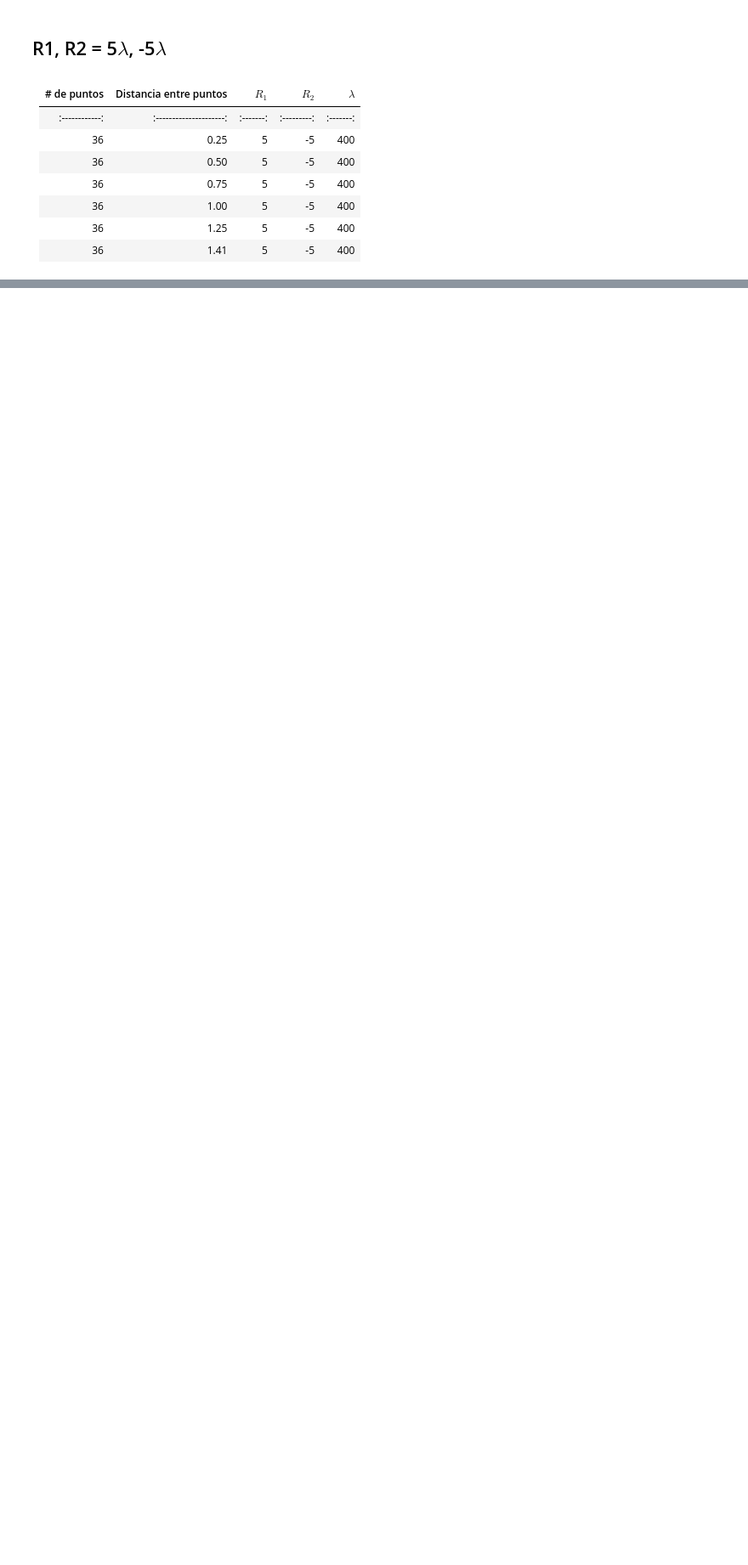
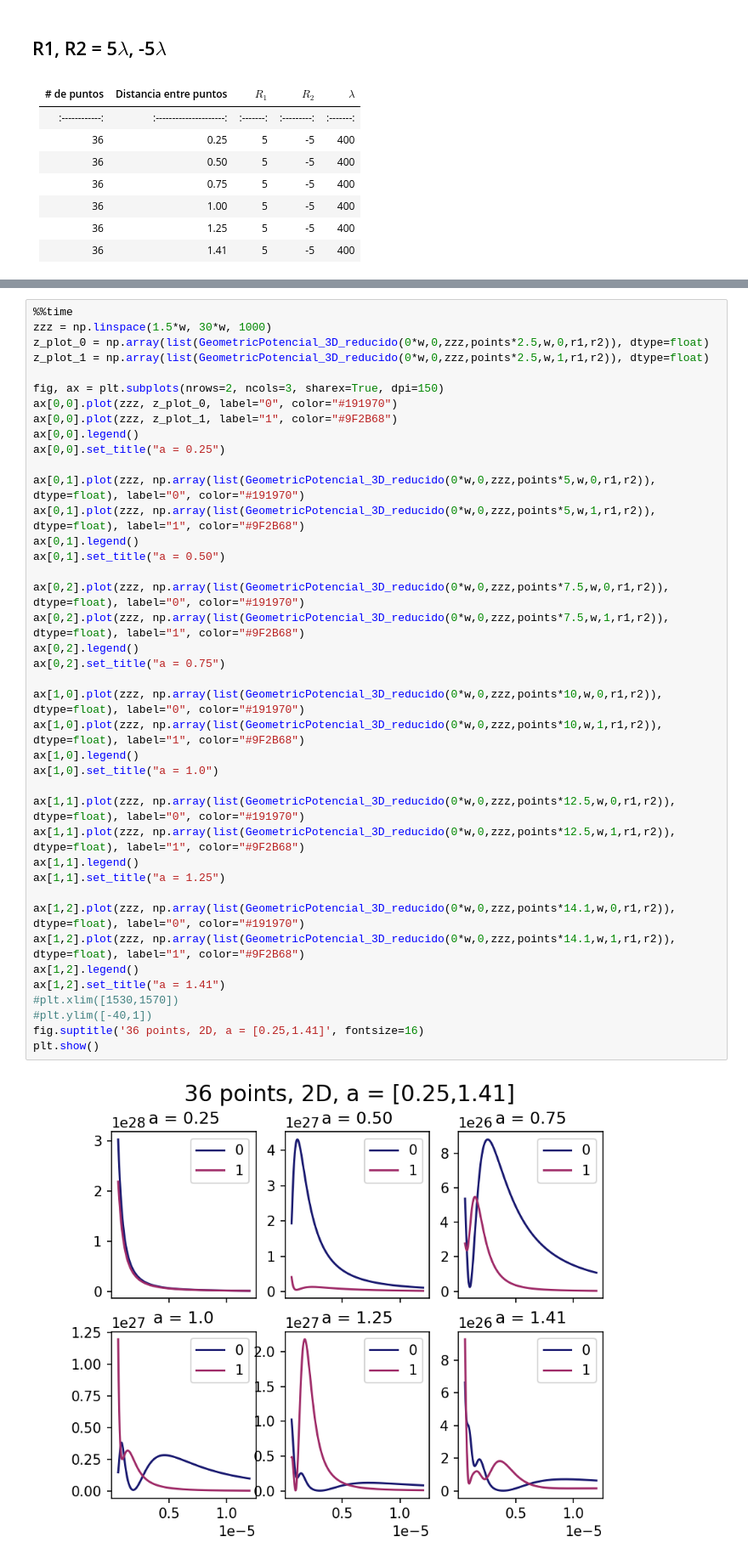
Before and after one commit to rcasalins/thesis_bachelor, a Jupyter notebook: Codigo/Tabla_36puntos.ipynb, the cells around one changed output, grey strips where cells are left out. Shown at 85% size. Saved outputs shown, nothing was run; the diff lists cells and outputs as text; blank space fills up the shorter version.

```diff
--- a/Codigo/Tabla_36puntos.ipynb
+++ b/Codigo/Tabla_36puntos.ipynb
@@ -123,3 +123,45 @@ position_points(points)
 # %% [output]
 posición aproximada del foco:  1.0000000000000002e-06 ||| a maximo:  1.4142135623730951
 [figure]
+# %%
+%%time
+zzz = np.linspace(1.5*w, 30*w, 1000)
+z_plot_0 = np.array(list(GeometricPotencial_3D_reducido(0*w,0,zzz,points*2.5,w,0,r1,r2)), dtype=float)
+z_plot_1 = np.array(list(GeometricPotencial_3D_reducido(0*w,0,zzz,points*2.5,w,1,r1,r2)), dtype=float)
+
+fig, ax = plt.subplots(nrows=2, ncols=3, sharex=True, dpi=150)
+ax[0,0].plot(zzz, z_plot_0, label="0", color="#191970")
+ax[0,0].plot(zzz, z_plot_1, label="1", color="#9F2B68")
+ax[0,0].legend()
+ax[0,0].set_title("a = 0.25")
+
+ax[0,1].plot(zzz, np.array(list(GeometricPotencial_3D_reducido(0*w,0,zzz,points*5,w,0,r1,r2)), dtype=float), label="0", color="#191970")
+ax[0,1].plot(zzz, np.array(list(GeometricPotencial_3D_reducido(0*w,0,zzz,points*5,w,1,r1,r2)), dtype=float), label="1", color="#9F2B68")
+ax[0,1].legend()
+ax[0,1].set_title("a = 0.50")
+
+ax[0,2].plot(zzz, np.array(list(GeometricPotencial_3D_reducido(0*w,0,zzz,points*7.5,w,0,r1,r2)), dtype=float), label="0", color="#191970")
+ax[0,2].plot(zzz, np.array(list(GeometricPotencial_3D_reducido(0*w,0,zzz,points*7.5,w,1,r1,r2)), dtype=float), label="1", color="#9F2B68")
+ax[0,2].legend()
+ax[0,2].set_title("a = 0.75")
+
+ax[1,0].plot(zzz, np.array(list(GeometricPotencial_3D_reducido(0*w,0,zzz,points*10,w,0,r1,r2)), dtype=float), label="0", color="#191970")
+ax[1,0].plot(zzz, np.array(list(GeometricPotencial_3D_reducido(0*w,0,zzz,points*10,w,1,r1,r2)), dtype=float), label="1", color="#9F2B68")
+ax[1,0].legend()
+ax[1,0].set_title("a = 1.0")
+
+ax[1,1].plot(zzz, np.array(list(GeometricPotencial_3D_reducido(0*w,0,zzz,points*12.5,w,0,r1,r2)), dtype=float), label="0", color="#191970")
+ax[1,1].plot(zzz, np.array(list(GeometricPotencial_3D_reducido(0*w,0,zzz,points*12.5,w,1,r1,r2)), dtype=float), label="1", color="#9F2B68")
+ax[1,1].legend()
+ax[1,1].set_title("a = 1.25")
+
+ax[1,2].plot(zzz, np.array(list(GeometricPotencial_3D_reducido(0*w,0,zzz,points*14.1,w,0,r1,r2)), dtype=float), label="0", color="#191970")
+ax[1,2].plot(zzz, np.array(list(GeometricPotencial_3D_reducido(0*w,0,zzz,points*14.1,w,1,r1,r2)), dtype=float), label="1", color="#9F2B68")
+ax[1,2].legend()
+ax[1,2].set_title("a = 1.41")
+#plt.xlim([1530,1570])
+#plt.ylim([-40,1])
+fig.suptitle('36 points, 2D, a = [0.25,1.41]', fontsize=16)
+plt.show()
+# %% [output]
+[figure, added]
```
Also changed, not shown: parts of 3 cells of this notebook.
